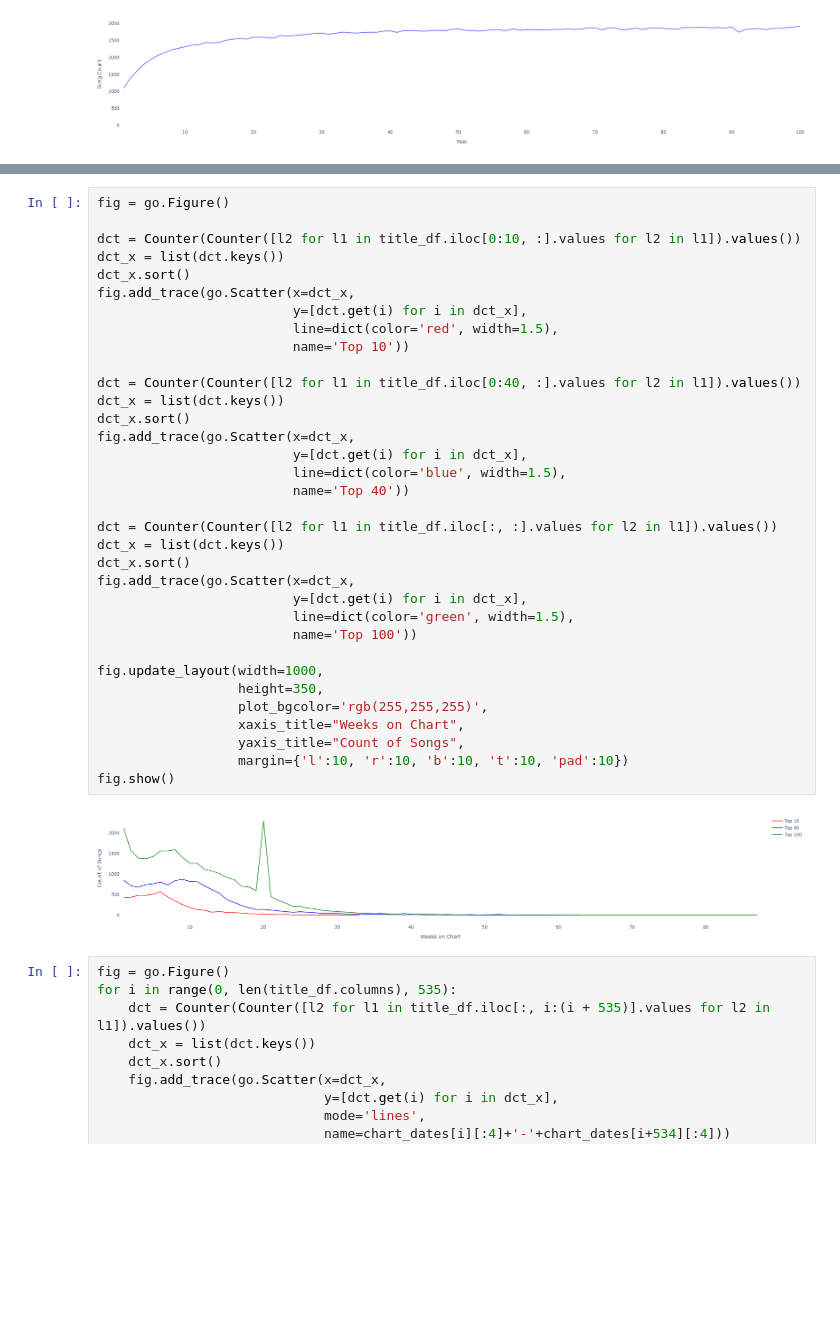
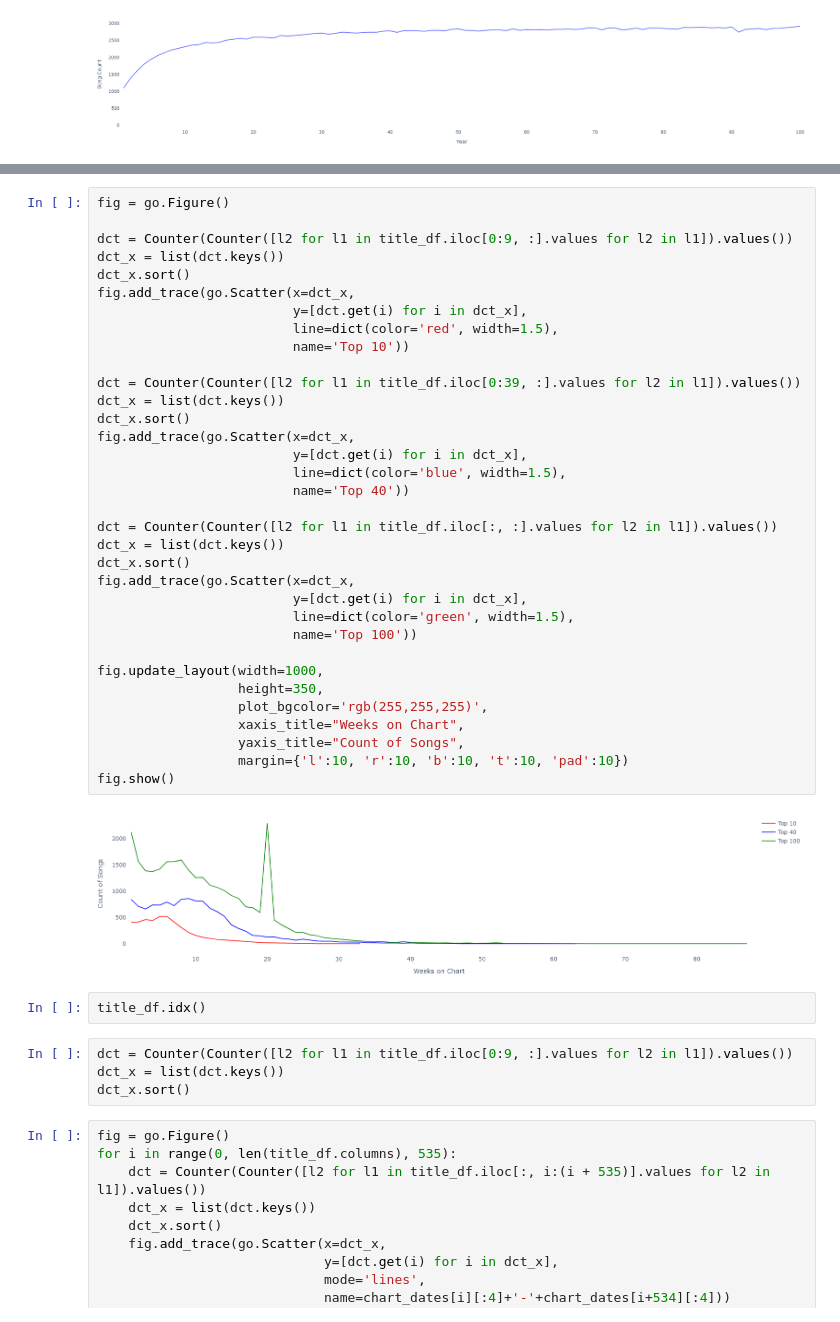
Before and after one commit to Y-Hang/Billboard-Hot-100-Fluidity-Analysis, a Jupyter notebook: Billboard Hot 100 Liquidity Analysis.ipynb, the cells around one changed output, grey strips where cells are left out. Drawn from its saved outputs; the diff is of its cells as text; blank space fills up the shorter version.

```diff
--- a/Billboard Hot 100 Liquidity Analysis.ipynb
+++ b/Billboard Hot 100 Liquidity Analysis.ipynb
@@ -485,39 +489,45 @@ fig.show()
 # %%
 fig = go.Figure()
 
-dct = Counter(Counter([l2 for l1 in title_df.iloc[0:10, :].values for l2 in l1]).values())
+dct = Counter(Counter([l2 for l1 in title_df.iloc[0:9, :].values for l2 in l1]).values())
 dct_x = list(dct.keys())
 dct_x.sort()
 fig.add_trace(go.Scatter(x=dct_x,
                          y=[dct.get(i) for i in dct_x],
                          line=dict(color='red', width=1.5),
                          name='Top 10'))
 
-dct = Counter(Counter([l2 for l1 in title_df.iloc[0:40, :].values for l2 in l1]).values())
+dct = Counter(Counter([l2 for l1 in title_df.iloc[0:39, :].values for l2 in l1]).values())
 dct_x = list(dct.keys())
 dct_x.sort()
 fig.add_trace(go.Scatter(x=dct_x,
                          y=[dct.get(i) for i in dct_x],
                          line=dict(color='blue', width=1.5),
                          name='Top 40'))
 
 dct = Counter(Counter([l2 for l1 in title_df.iloc[:, :].values for l2 in l1]).values())
 dct_x = list(dct.keys())
 dct_x.sort()
 fig.add_trace(go.Scatter(x=dct_x,
                          y=[dct.get(i) for i in dct_x],
                          line=dict(color='green', width=1.5),
                          name='Top 100'))
 
 fig.update_layout(width=1000,
                   height=350,
                   plot_bgcolor='rgb(255,255,255)',
                   xaxis_title="Weeks on Chart",
                   yaxis_title="Count of Songs",
                   margin={'l':10, 'r':10, 'b':10, 't':10, 'pad':10})
 fig.show()
 # %% [output]
-[figure, old version]
+[figure, new version]
+# %%
+title_df.idx()
+# %%
+dct = Counter(Counter([l2 for l1 in title_df.iloc[0:9, :].values for l2 in l1]).values())
+dct_x = list(dct.keys())
+dct_x.sort()
 # %%
 fig = go.Figure()
 for i in range(0, len(title_df.columns), 535):
```
Also changed, not shown: parts of 11 cells of this notebook, 2 other files.
